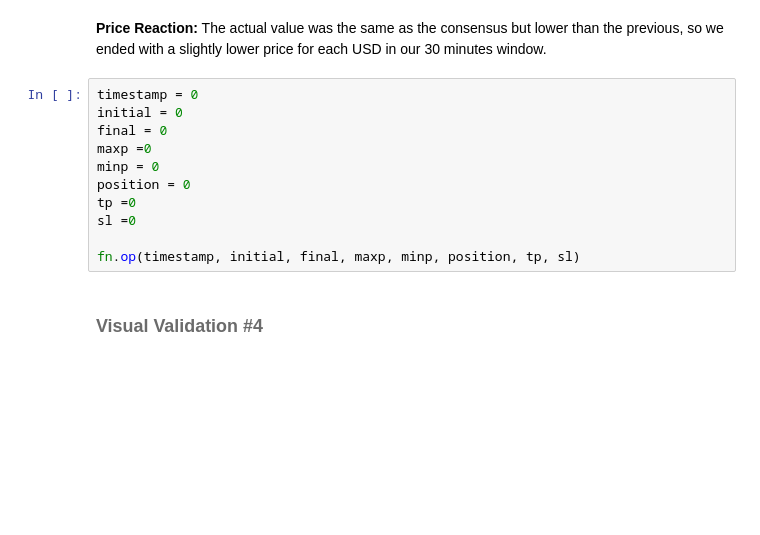
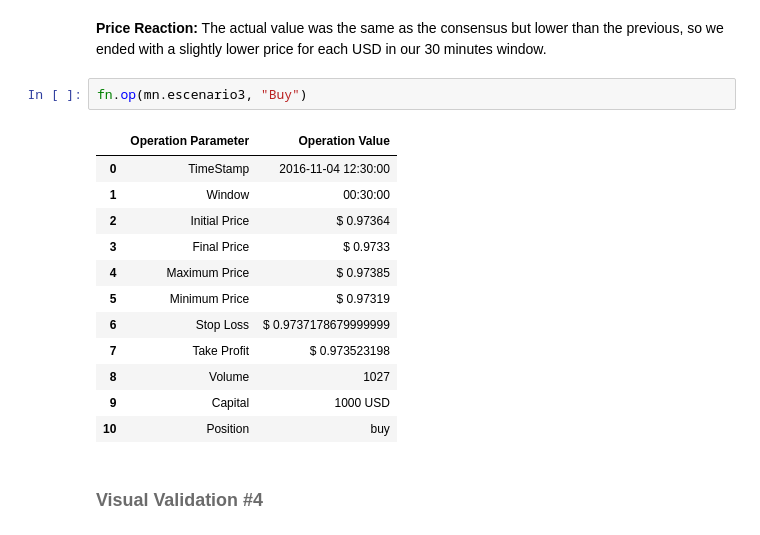
Before and after one commit to HKael/MYST-4, a Jupyter notebook: notebook.ipynb, the cells around one changed output. Saved outputs shown, nothing was run; the diff lists cells and outputs as text; blank space fills up the shorter version.

```diff
--- a/notebook.ipynb
+++ b/notebook.ipynb
@@ -163,17 +207,21 @@ mn.indice[mn.escenario3.iloc[0]['time'].strftime('%Y-%m-%d')]
 # %% [markdown]
 **Price Reaction:**
 The actual value was the same as the consensus but lower than the previous, so we ended with a slightly lower price for each USD in our 30 minutes window.
-# %%
-timestamp = 0
-initial = 0
-final = 0
-maxp =0
-minp = 0
-position = 0
-tp =0
-sl =0
-
-fn.op(timestamp, initial, final, maxp, minp, position, tp, sl)
+# %%
+fn.op(mn.escenario3, "Buy")
+# %% [output]
+|  | Operation Parameter | Operation Value |
+| 0 | TimeStamp | 2016-11-04 12:30:00 |
+| 1 | Window | 00:30:00 |
+| 2 | Initial Price | $ 0.97364 |
+| 3 | Final Price | $ 0.9733 |
+| 4 | Maximum Price | $ 0.97385 |
+| 5 | Minimum Price | $ 0.97319 |
+| 6 | Stop Loss | $ 0.9737178679999999 |
+| 7 | Take Profit | $ 0.973523198 |
+| 8 | Volume | 1027 |
+| 9 | Capital | 1000 USD |
+| 10 | Position | buy |
 # %% [markdown]
 ### <font color= #6B6B6B>Visual Validation #4 </font>
 # %%
```
Also changed, not shown: parts of 24 cells of this notebook, 2 other files.
